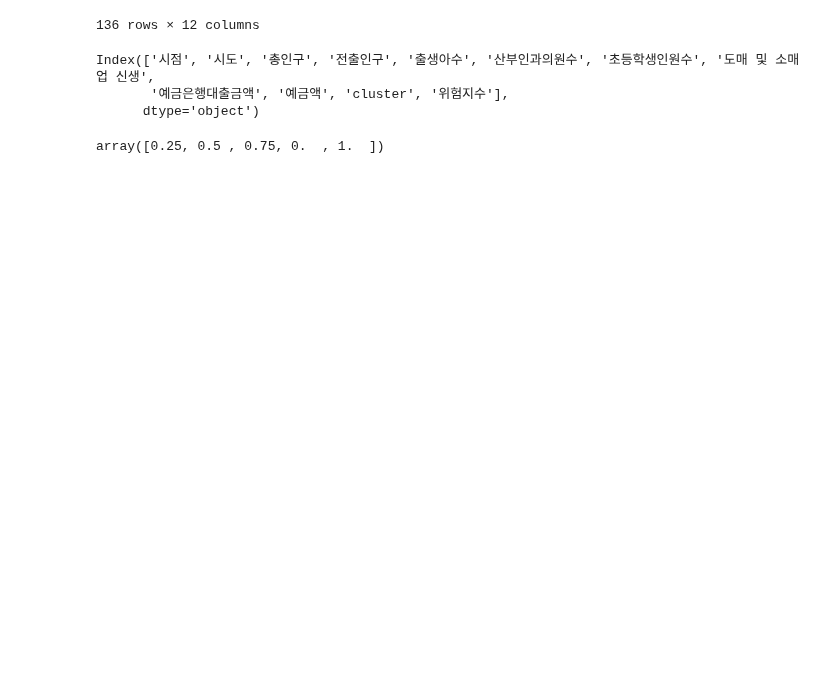
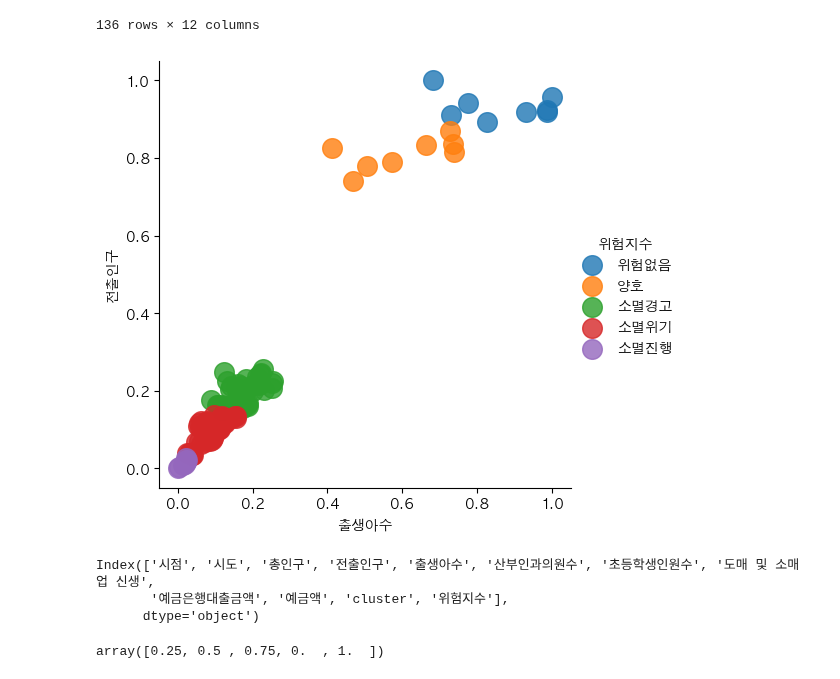
Before and after one commit to vxornjs11/Pytone_Flutter, a Jupyter notebook: Note/study/로지스틱회귀.ipynb, the cells around one changed output. Saved outputs shown, nothing was run; the diff lists cells and outputs as text; code cells hidden in the pictures; blank space fills up the shorter version.

```diff
--- a/Note/study/로지스틱회귀.ipynb
+++ b/Note/study/로지스틱회귀.ipynb
@@ -8,3 +1,26 @@ warnings.filterwarnings("ignore")
+# %%
+import pandas as pd
+import numpy as np
+import seaborn as sns
+import matplotlib.pyplot as plt
+import warnings
+warnings.filterwarnings("ignore")
+import platform
+
+# font_manager : 폰트 관리 모듈
+# rc : 폰트 변경 모듈
+from matplotlib import font_manager, rc
+# unicode 설정
+plt.rcParams['axes.unicode_minus'] = False
+
+if platform.system() == 'Darwin':
+    rc('font', family='AppleGothic') # os가 macos
+elif platform.system() == 'Windows':
+    path = 'c:/Windows/Fonts/malgun.ttf' # os가 windows
+    font_name = font_manager.FontProperties(fname=path).get_name()
+    rc('font', family=font_name)
+else:
+    print("Unknown System")
 # %%
 Integration = pd.read_csv('../../Data/study/03.통합_정규화.csv')
 Integration.tail(17)
@@ -54,6 +70,15 @@ Integration
 | 134 | 2013 | 제주특별자치도 | 0.035450 | 0.033477 | 0.037523 | 0.048346 | 0.040838 | 0.035189 | 0.006765 | 0.000000 | ... |
 | 135 | 2013 | 세종특별자치시 | 0.000000 | 0.000000 | 0.000000 | 0.000000 | 0.000000 | 0.000000 | 0.000000 | 0.159209 | ... |
 136 rows × 12 columns
+# %%
+sns.lmplot(x='출생아수', y='전출인구',
+            data=Integration, fit_reg=False,
+            scatter_kws={'s':200},
+            hue="위험지수"
+)
+plt.show()
+# %% [output]
+[figure, added]
 # %%
 Integration.columns
 # %% [output]
```
Also changed, not shown: parts of 39 cells of this notebook, 2 other files.
